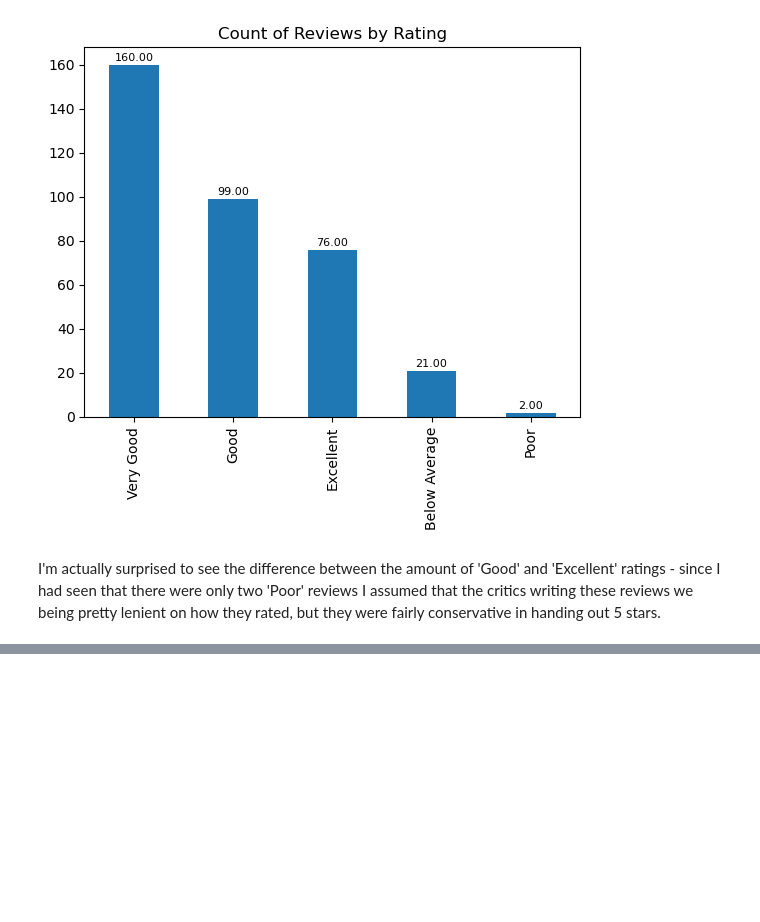
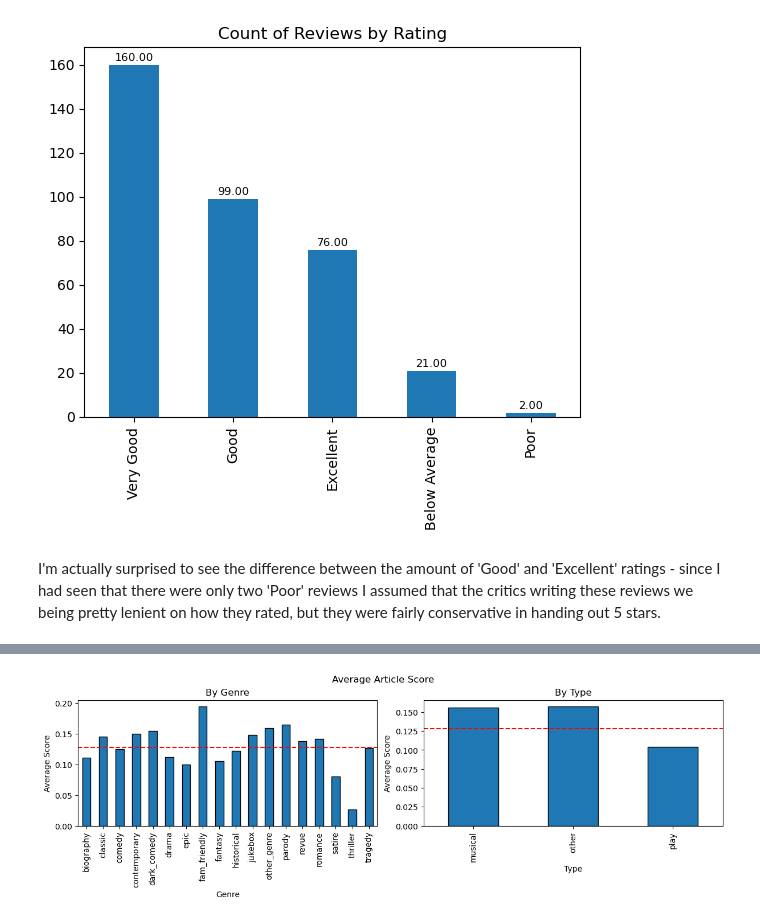
Before and after one commit to kai-tama/Capstone-3, a Jupyter notebook: Notebooks/EDA and Preprocessing.ipynb, the cells around one changed output, grey strips where cells are left out. Drawn from its saved outputs; the diff is of its cells as text; code cells hidden in the pictures; blank space fills up the shorter version.

```diff
--- a/Notebooks/EDA and Preprocessing.ipynb
+++ b/Notebooks/EDA and Preprocessing.ipynb
@@ -280,7 +282,7 @@ This isn't the cleanest text to exist, but it's definitely a lot better than how
 
 I'll apply this to the rest of the reviews, grab another review from the dataframe, and see if there's anything else that The Visitor review didn't have.
 # %%
-reviews_df['body'] = reviews_df['body'].apply(lambda x: x.replace('\\xa0', '').replace('\\u200b','').replace('\\\\\\', '').replace('\\',''))
+reviews_df['body'] = reviews_df['body'].apply(lambda x: str(x).replace('\\xa0', '').replace('\\u200b','').replace('\\\\\\', '').replace('\\',''))
 # %%
 test2 = reviews_df.iloc[274]['body']
 test2
@@ -697,8 +321,7 @@ fix_title = {'L.A. Law':"A Soldier's Play", 'screaming':'Jagged Little Pill', 'H
              'Oklahoma':'Oklahoma!', "Ain't Too Proud, Jersey Boys":'Harmony',
              "for colored girls who have considered suicide/when the rainbow is enuf":"For Colored Girls Who Have Considered Suicide/When the Rainbow Is Enuf"}
 
-final['show_title'].replace(fix_title, inplace=True)
-agg_final['show_title'].replace(fix_title, inplace=True)
+reviews_df['show_title'].replace(fix_title, inplace=True)
 # %%
 other = ["My Window", "Just For Us", "The Old Man and the Pool", "for colored girls who have considered suicide/when the rainbow is enuf",
         "American Utopia", "Derren Brown: Secret", "Slava's Snowshow", "Harry Connick, Jr. - A Celebration of Cole Porter", "freestyle love supereme", "The New One", "The Illusionists: Magic of the Holidays",
@@ -1307,0 +714,27 @@ Several of these aren't very informative as there is only one type of show with
+# %%
+avg_genre_rating = matched_df.groupby('genre')['article_score'].mean(numeric_only=True)
+genre_mean = matched_df['article_score'].mean()
+avg_type_rating = matched_df.groupby('type')['article_score'].mean(numeric_only=True)
+type_mean = matched_df['article_score'].mean()
+
+fig, axs = plt.subplots(1,2, figsize=(12,4), layout='constrained')
+fig.suptitle('Average Article Score')
+avg_genre_rating.plot.bar(width=0.5, edgecolor='black', linewidth=1, ax=axs[0])
+axs[0].axhline(genre_mean, color='red', linestyle='--')
+
+axs[0].set_title('By Genre')
+axs[0].set_xlabel('Genre')
+axs[0].set_ylabel('Average Score')
+
+avg_type_rating.plot.bar(width=0.5, edgecolor='black', linewidth=1, ax=axs[1])
+axs[1].axhline(type_mean, color='red', linestyle='--')
+
+axs[1].set_title('By Type')
+axs[1].set_xlabel('Type')
+axs[1].set_ylabel('Average Score')
+
+for ax in axs:
+    ax.set_xticklabels(ax.get_xticklabels(), rotation=90)
+plt.show()
+# %% [output]
+[figure, added]
```
Also changed, not shown: parts of 179 cells of this notebook, 1 other file.
